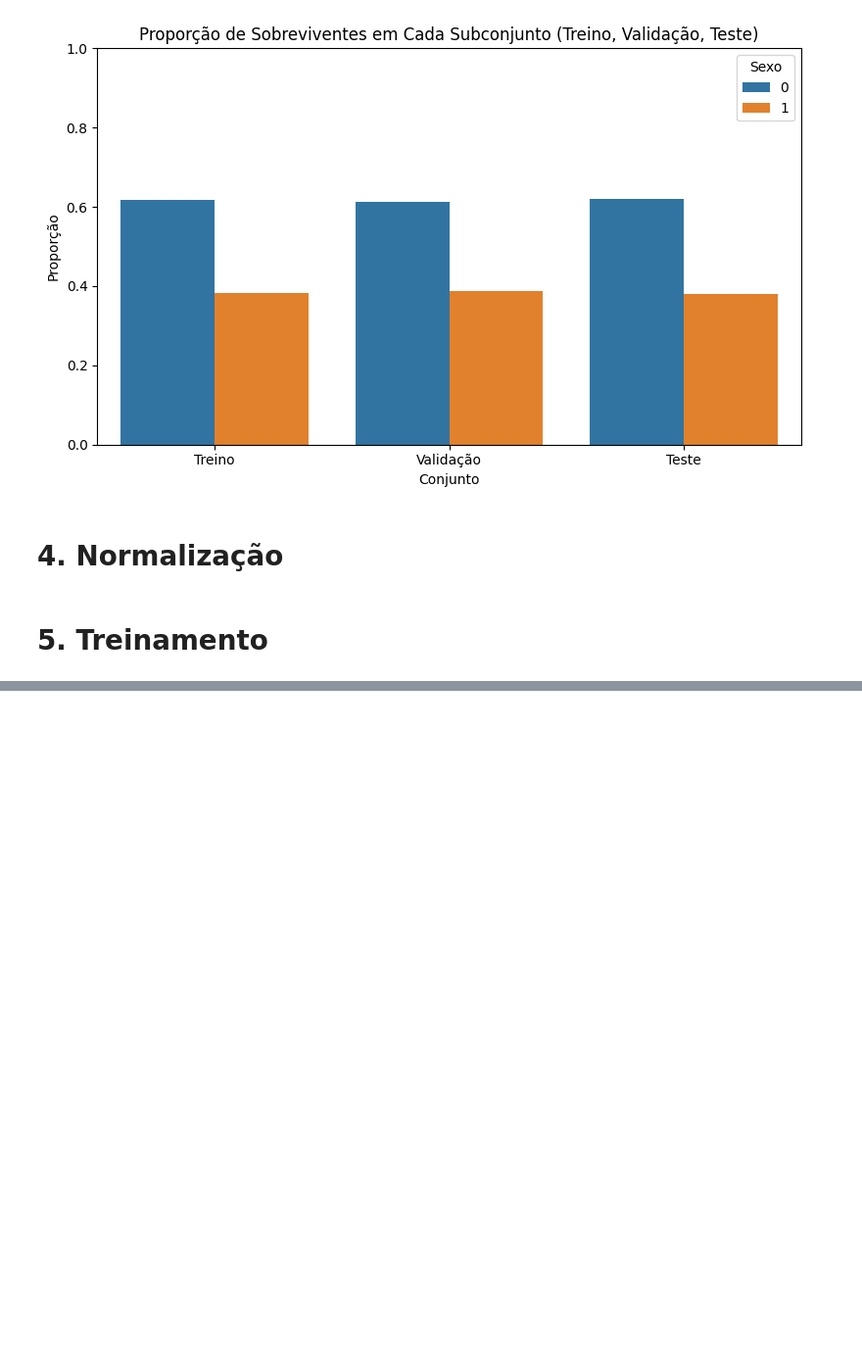
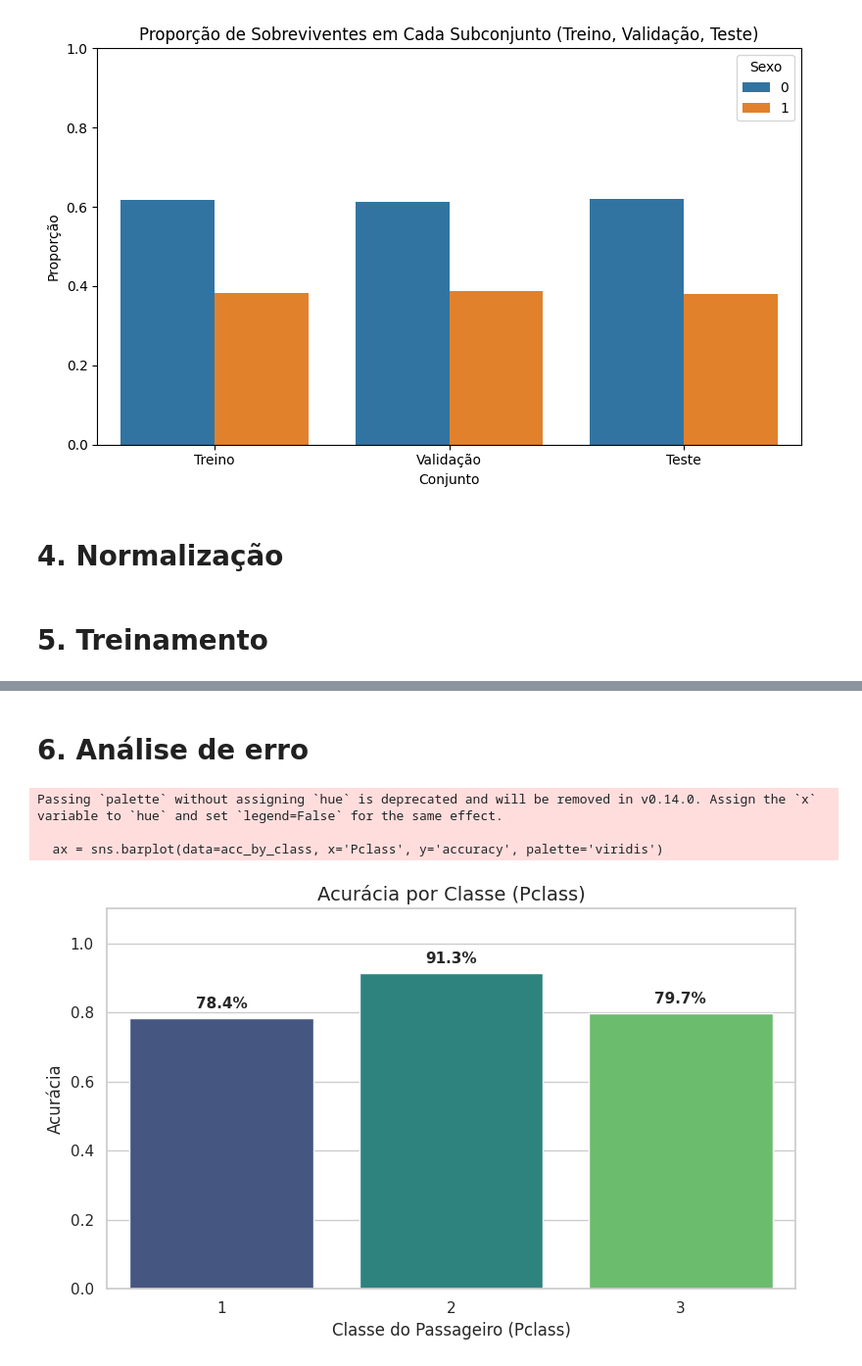
Before and after one commit to Redes-Neurais-2025-1/Titanic_Processig, a Jupyter notebook: model_trainer.ipynb, the cells around one changed output, grey strips where cells are left out. Shown at 98% size. Drawn from its saved outputs; the diff is of its cells as text; code cells hidden in the pictures; blank space fills up the shorter version.

Commit message:
feat: Implementado a análise de erro

```diff
--- a/model_trainer.ipynb
+++ b/model_trainer.ipynb
@@ -162,6 +163,9 @@ X_val, X_test, y_val, y_test = train_test_split(
     stratify=strata_temp,
     random_state=42
 )
+# %%
+df_test_raw = X_test
+df_raw_train = X_train
 # %%
 # Criar um DataFrame auxiliar com os conjuntos e seus respectivos sexos
 def create_summary(df, name, coluna):
@@ -309,0 +315,35 @@ Matriz de Confusão:
+# %% [markdown]
+# 6. Análise de erro
+# %%
+#@Juntar com a coluna Pclass (que vem da versão original dos dados)
+df_result = pd.DataFrame({
+    'Pclass': df_test_raw['Pclass'].values,
+    'y_true': y_test,
+    'y_pred': y_pred
+})
+##Calcular acurácia por Pclass
+acc_by_class = df_result.groupby('Pclass').apply(
+    lambda g: accuracy_score(g['y_true'], g['y_pred'])
+).reset_index(name='accuracy')
+
+##Plot
+sns.set(style="whitegrid")
+plt.figure(figsize=(8, 5))
+ax = sns.barplot(data=acc_by_class, x='Pclass', y='accuracy', palette='viridis')
+
+#Adicionar porcentagens no topo das barras
+for i, row in acc_by_class.iterrows():
+    acc_percent = f"{row['accuracy']*100:.1f}%"
+    ax.text(i, row['accuracy'] + 0.02, acc_percent, ha='center', va='bottom', fontsize=11, fontweight='bold')
+
+plt.title('Acurácia por Classe (Pclass)', fontsize=14)
+plt.xlabel('Classe do Passageiro (Pclass)', fontsize=12)
+plt.ylabel('Acurácia', fontsize=12)
+plt.ylim(0, 1.1)  # Deixar espaço para o texto acima das barras
+plt.tight_layout()
+plt.show()
+# %% [output]
+Passing `palette` without assigning `hue` is deprecated and will be removed in v0.14.0. Assign the `x` variable to `hue` and set `legend=False` for the same effect.
+
+  ax = sns.barplot(data=acc_by_class, x='Pclass', y='accuracy', palette='viridis')
+[figure, added]
```
Also changed, not shown: parts of 7 cells of this notebook.
